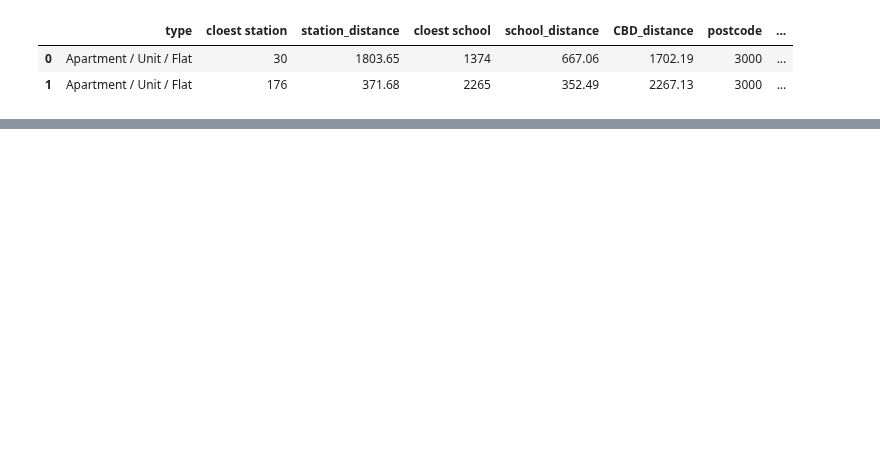
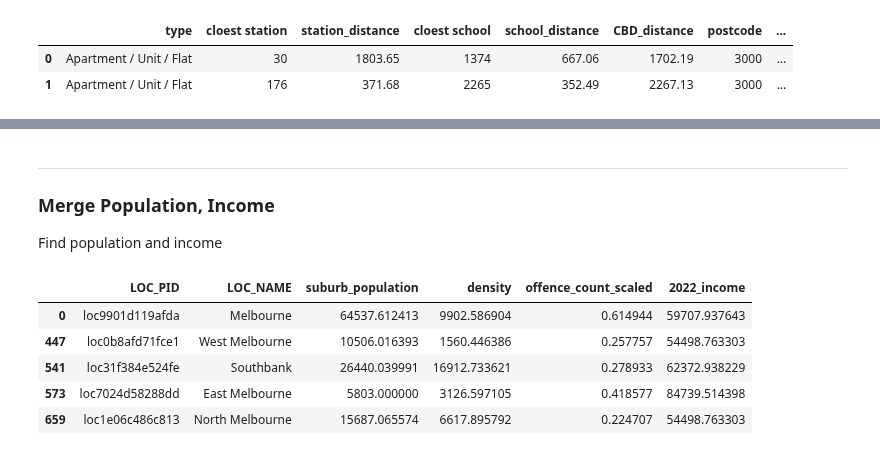
Before and after one commit to MAST30034-Applied-Data-Science/generic-real-estate-consulting-project-group-6, a Jupyter notebook: notebooks/preoprecess_suburb.ipynb, the cells around one changed output, grey strips where cells are left out. Cells and saved outputs as stored; diff of their text form; code cells hidden in the pictures; blank space fills up the shorter version.

```diff
--- a/notebooks/preoprecess_suburb.ipynb
+++ b/notebooks/preoprecess_suburb.ipynb
@@ -26,0 +36,14 @@ property.head(2)
+# %% [markdown]
+-------------
+### Merge Population, Income
+Find population and income
+# %%
+pop_income = property[['LOC_PID', 'LOC_NAME', 'suburb_population', 'density', 'offence_count_scaled', '2022_income']].groupby(["LOC_PID", "LOC_NAME"]).apply(lambda x : x).drop_duplicates()
+pop_income.head()
+# %% [output]
+|  | LOC_PID | LOC_NAME | suburb_population | density | offence_count_scaled | 2022_income |
+| 0 | loc9901d119afda | Melbourne | 64537.612413 | 9902.586904 | 0.614944 | 59707.937643 |
+| 447 | loc0b8afd71fce1 | West Melbourne | 10506.016393 | 1560.446386 | 0.257757 | 54498.763303 |
+| 541 | loc31f384e524fe | Southbank | 26440.039991 | 16912.733621 | 0.278933 | 62372.938229 |
+| 573 | loc7024d58288dd | East Melbourne | 5803.000000 | 3126.597105 | 0.418577 | 84739.514398 |
+| 659 | loc1e06c486c813 | North Melbourne | 15687.065574 | 6617.895792 | 0.224707 | 54498.763303 |
```
Also changed, not shown: parts of 19 cells of this notebook, 2 other files.
